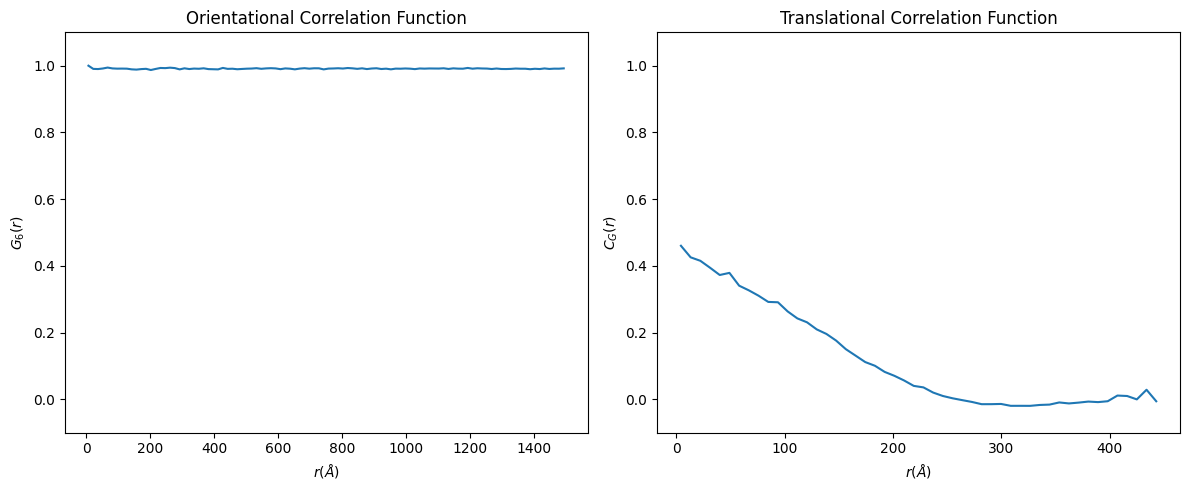
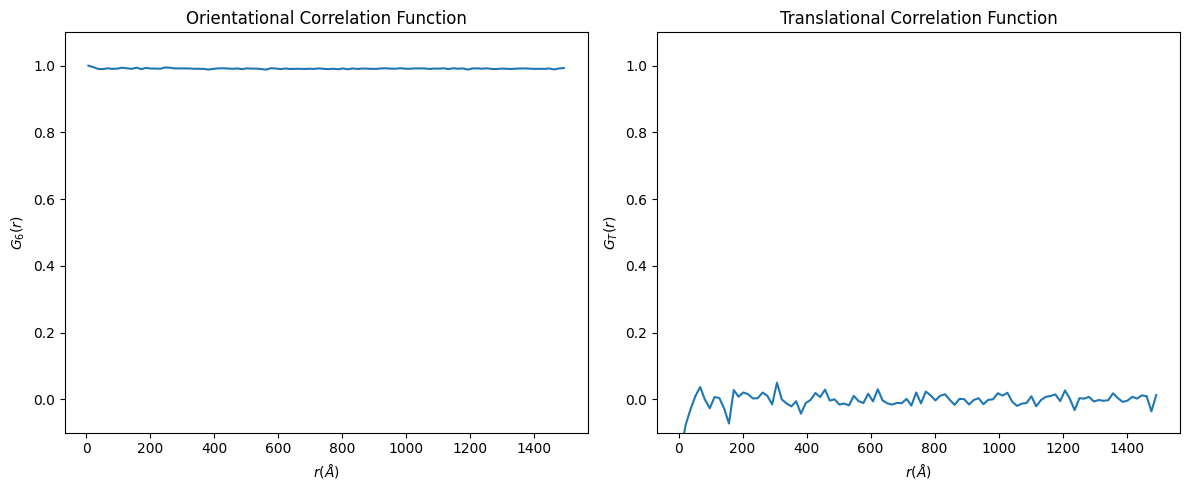
The change to this notebook cell's code, shown as a diff; its figure went from the first image to the second:
--- before
+++ after
@@ -1,7 +1,7 @@
-bin_centers_G6, G6, bin_centers_CG, CG = graphene.compute_observables()
+bin_centers, G6, GT = graphene.compute_observables()
 
 fig, (ax1, ax2) = plt.subplots(1, 2, figsize=(12, 5))
 
-ax1.plot(bin_centers_G6, G6)
+ax1.plot(bin_centers, G6)
 ax1.set_xlabel(r'$r (\AA)$')
 ax1.set_ylabel(r'$G_6(r)$')
@@ -9,7 +9,7 @@
 ax1.set_ylim(-0.1, 1.1)
 
-ax2.plot(bin_centers_CG, CG)
+ax2.plot(bin_centers, GT)
 ax2.set_xlabel(r'$r (\AA)$')
-ax2.set_ylabel(r'$C_G(r)$')
+ax2.set_ylabel(r'$G_T(r)$')
 ax2.set_title('Translational Correlation Function')
 ax2.set_ylim(-0.1, 1.1)

Commit: Trying to compute translationnal correlation :(